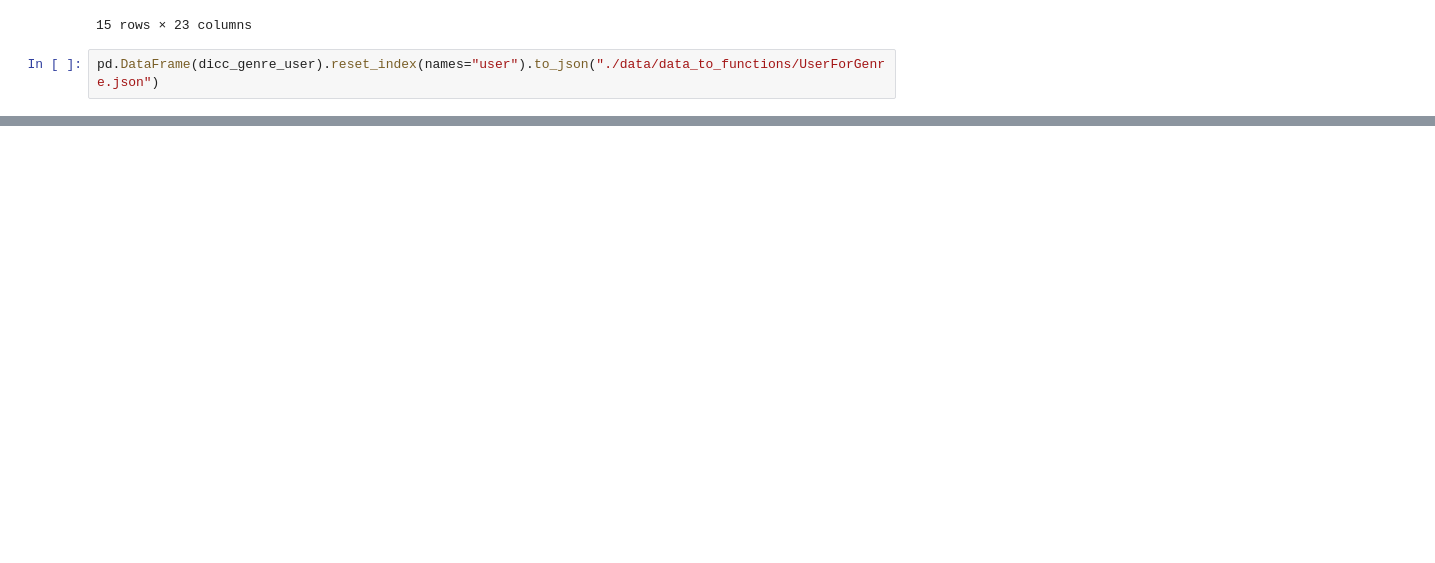
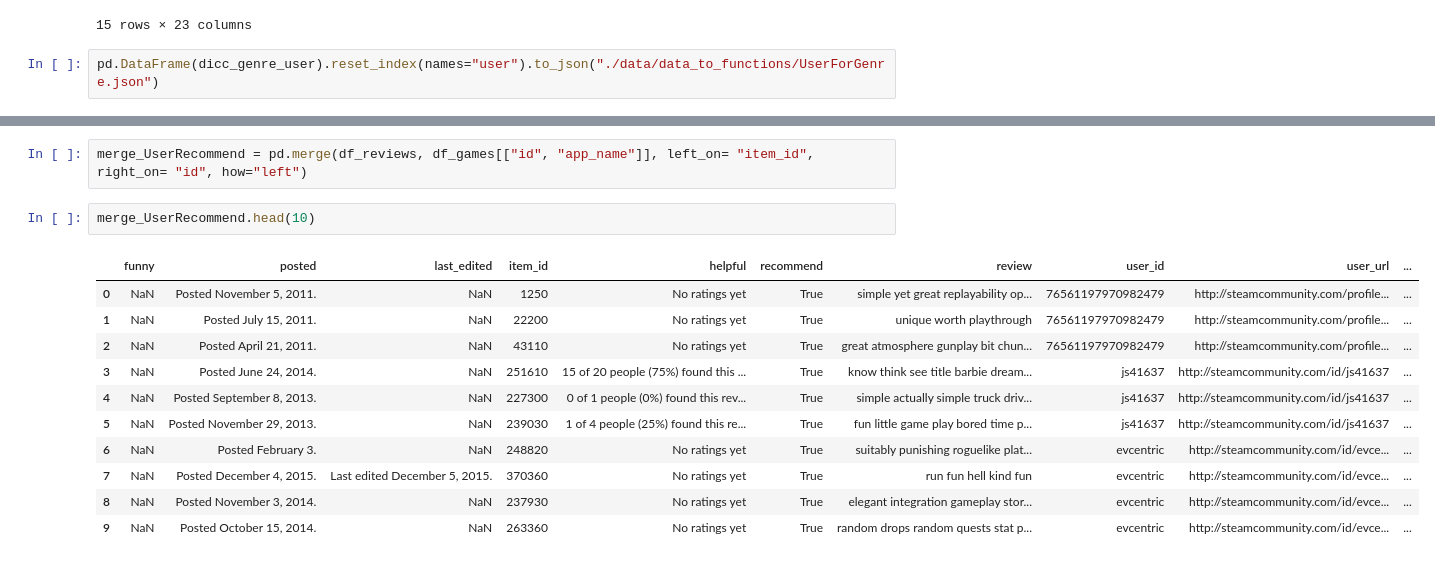
Before and after one commit to Mariagustin-Prg/Steam-MLOPS-4, a Jupyter notebook: test_functions.ipynb, the cells around one changed output, grey strips where cells are left out. Drawn from its saved outputs; the diff is of its cells as text; blank space fills up the shorter version.

```diff
--- a/test_functions.ipynb
+++ b/test_functions.ipynb
@@ -490,0 +511,16 @@ pd.DataFrame(dicc_genre_user).reset_index(names="user").to_json("./data/data_to_
+# %%
+merge_UserRecommend = pd.merge(df_reviews, df_games[["id", "app_name"]], left_on= "item_id", right_on= "id", how="left")
+# %%
+merge_UserRecommend.head(10)
+# %% [output]
+|  | funny | posted | last_edited | item_id | helpful | recommend | review | user_id | user_url | ... |
+| 0 | NaN | Posted November 5, 2011. | NaN | 1250 | No ratings yet | True | simple yet great replayability op... | 76561197970982479 | http://steamcommunity.com/profile... | ... |
+| 1 | NaN | Posted July 15, 2011. | NaN | 22200 | No ratings yet | True | unique worth playthrough | 76561197970982479 | http://steamcommunity.com/profile... | ... |
+| 2 | NaN | Posted April 21, 2011. | NaN | 43110 | No ratings yet | True | great atmosphere gunplay bit chun... | 76561197970982479 | http://steamcommunity.com/profile... | ... |
+| 3 | NaN | Posted June 24, 2014. | NaN | 251610 | 15 of 20 people (75%) found this ... | True | know think see title barbie dream... | js41637 | http://steamcommunity.com/id/js41637 | ... |
+| 4 | NaN | Posted September 8, 2013. | NaN | 227300 | 0 of 1 people (0%) found this rev... | True | simple actually simple truck driv... | js41637 | http://steamcommunity.com/id/js41637 | ... |
+| 5 | NaN | Posted November 29, 2013. | NaN | 239030 | 1 of 4 people (25%) found this re... | True | fun little game play bored time p... | js41637 | http://steamcommunity.com/id/js41637 | ... |
+| 6 | NaN | Posted February 3. | NaN | 248820 | No ratings yet | True | suitably punishing roguelike plat... | evcentric | http://steamcommunity.com/id/evce... | ... |
+| 7 | NaN | Posted December 4, 2015. | Last edited December 5, 2015. | 370360 | No ratings yet | True | run fun hell kind fun | evcentric | http://steamcommunity.com/id/evce... | ... |
+| 8 | NaN | Posted November 3, 2014. | NaN | 237930 | No ratings yet | True | elegant integration gameplay stor... | evcentric | http://steamcommunity.com/id/evce... | ... |
+| 9 | NaN | Posted October 15, 2014. | NaN | 263360 | No ratings yet | True | random drops random quests stat p... | evcentric | http://steamcommunity.com/id/evce... | ... |
```
Also changed, not shown: parts of 7 cells of this notebook.
